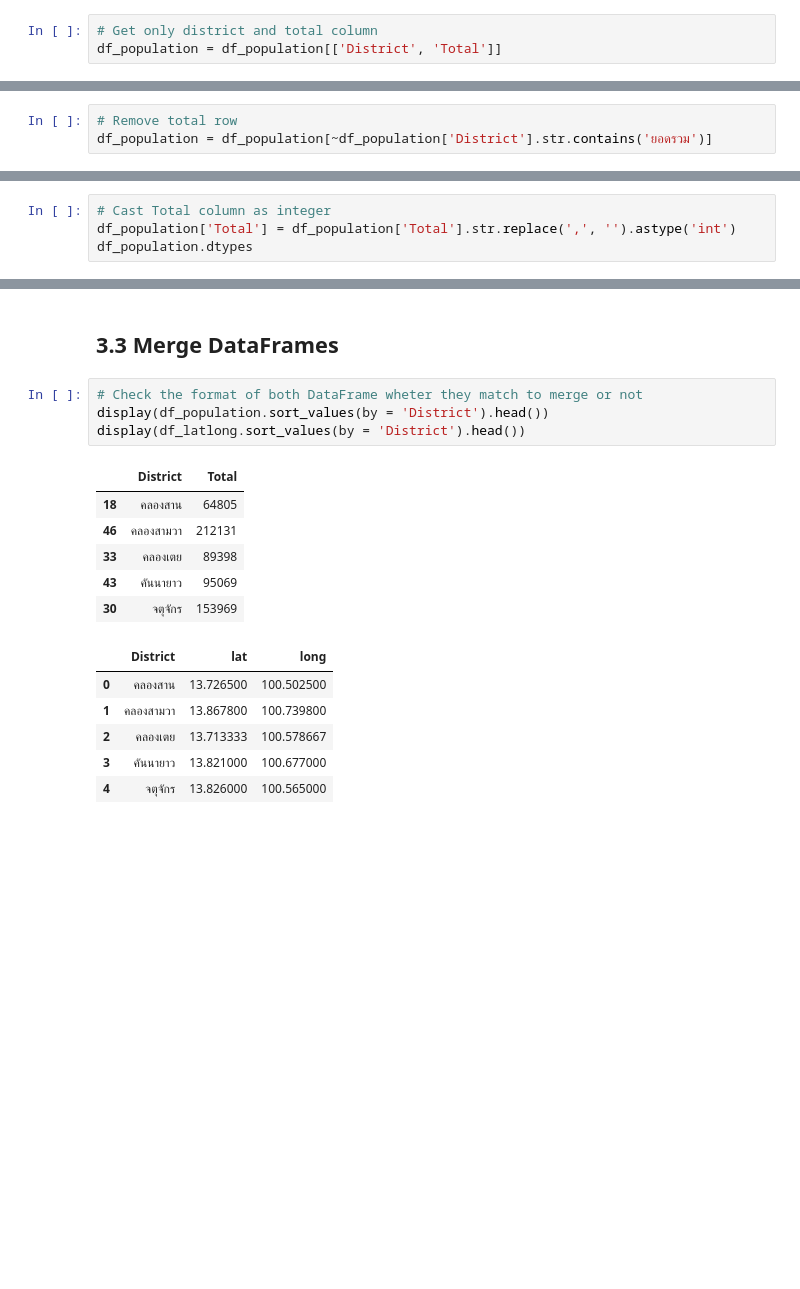
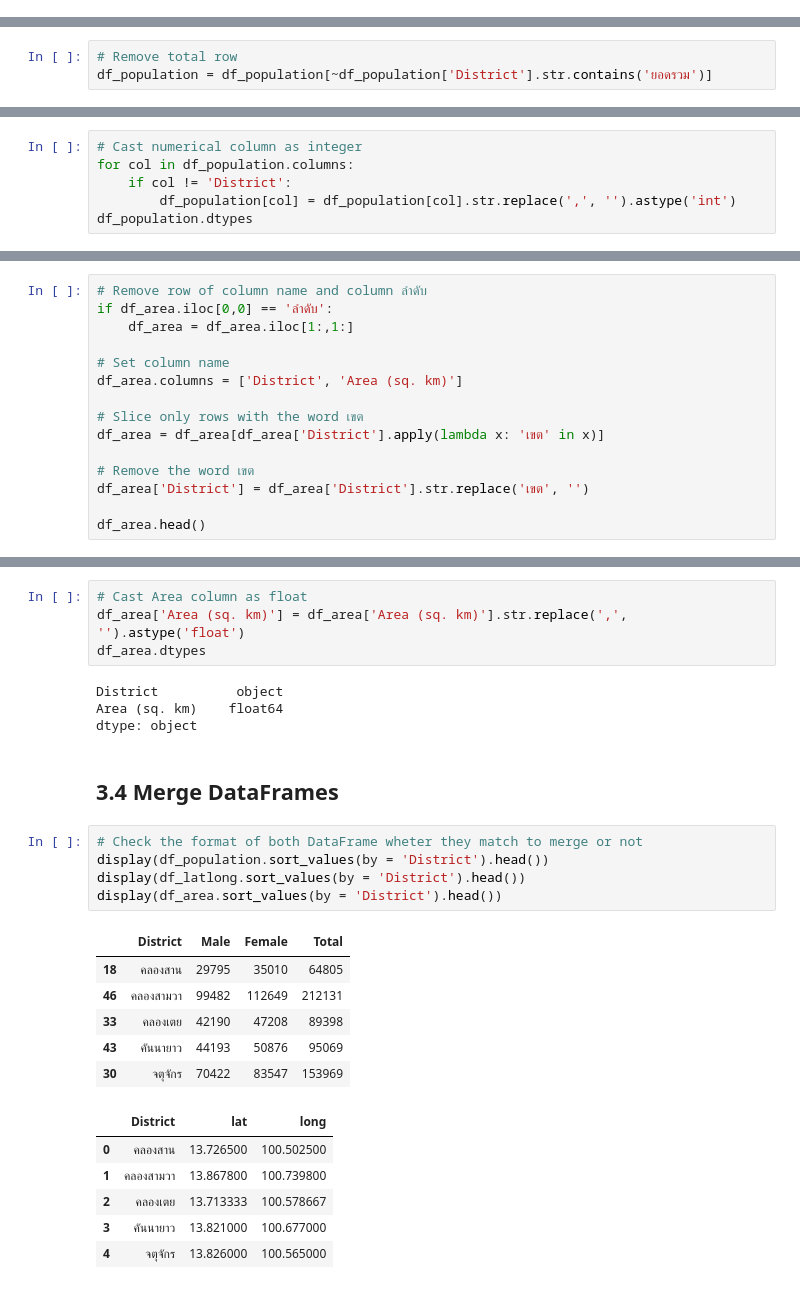
Before and after one commit to rattapongpoj/DADS5001, a Jupyter notebook: Homework 3/code/homework_3.ipynb, the cells around one changed output, grey strips where cells are left out. Cells and saved outputs as stored; diff of their text form; blank space fills up the shorter version.

```diff
--- a/Homework 3/code/homework_3.ipynb
+++ b/Homework 3/code/homework_3.ipynb
@@ -145,9 +172,6 @@ dtype: int64
 # %%
 # Drop NaN
 df_population.dropna(axis = 0, inplace = True)
-# %%
-# Get only district and total column
-df_population = df_population[['District', 'Total']]
 # %%
 # Remove the word "ท้องถิ่นเขต" from District column and trim
 df_population['District'] = df_population['District'].str.replace('ท้องถิ่นเขต', '').str.strip()
@@ -162,8 +188,10 @@ District    object
 Total       object
 dtype: object
 # %%
-# Cast Total column as integer
-df_population['Total'] = df_population['Total'].str.replace(',', '').astype('int')
+# Cast numerical column as integer
+for col in df_population.columns:
+    if col != 'District':
+        df_population[col] = df_population[col].str.replace(',', '').astype('int')
 df_population.dtypes
 # %% [output]
 District    object
@@ -171,0 +204,15 @@ dtype: object
+# %%
+# Remove row of column name and column ลำดับ
+if df_area.iloc[0,0] == 'ลำดับ':
+    df_area = df_area.iloc[1:,1:]
+
+# Set column name
+df_area.columns = ['District', 'Area (sq. km)']
+
+# Slice only rows with the word เขต
+df_area = df_area[df_area['District'].apply(lambda x: 'เขต' in x)]
+
+# Remove the word เขต
+df_area['District'] = df_area['District'].str.replace('เขต', '')
+
+df_area.head()
@@ -172,16 +233,25 @@ dtype: object
+# %%
+# Cast Area column as float
+df_area['Area (sq. km)'] = df_area['Area (sq. km)'].str.replace(',', '').astype('float')
+df_area.dtypes
+# %% [output]
+District          object
+Area (sq. km)    float64
+dtype: object
 # %% [markdown]
-## 3.3 Merge DataFrames
+## 3.4 Merge DataFrames
 # %%
 # Check the format of both DataFrame wheter they match to merge or not
 display(df_population.sort_values(by = 'District').head())
 display(df_latlong.sort_values(by = 'District').head())
+display(df_area.sort_values(by = 'District').head())
 # %% [output]
-|  | District | Total |
-| 18 | คลองสาน | 64805 |
-| 46 | คลองสามวา | 212131 |
-| 33 | คลองเตย | 89398 |
-| 43 | คันนายาว | 95069 |
-| 30 | จตุจักร | 153969 |
+|  | District | Male | Female | Total |
+| 18 | คลองสาน | 29795 | 35010 | 64805 |
+| 46 | คลองสามวา | 99482 | 112649 | 212131 |
+| 33 | คลองเตย | 42190 | 47208 | 89398 |
+| 43 | คันนายาว | 44193 | 50876 | 95069 |
+| 30 | จตุจักร | 70422 | 83547 | 153969 |
 |  | District | lat | long |
 | 0 | คลองสาน | 13.726500 | 100.502500 |
 | 1 | คลองสามวา | 13.867800 | 100.739800 |
```
Also changed, not shown: parts of 29 cells of this notebook.
